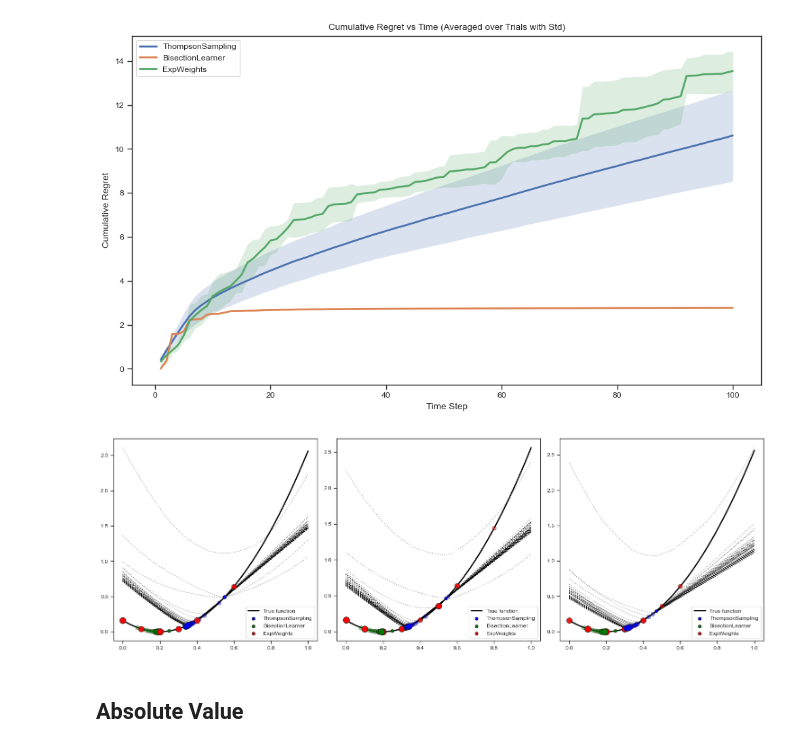
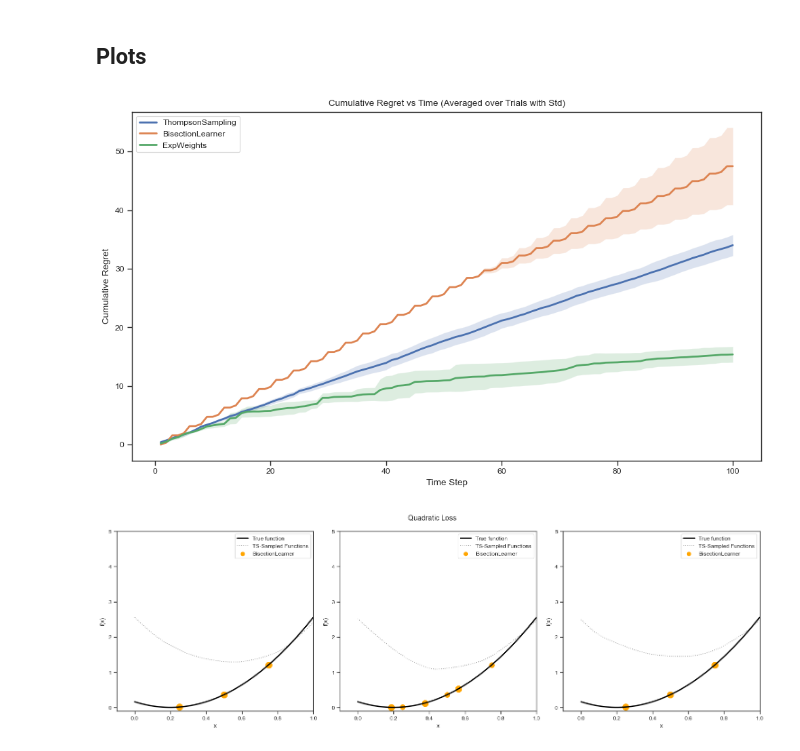
Before and after one commit to sarb9/cvx-bandits, a Jupyter notebook: quadratic.ipynb, the cells around one changed output. Drawn from its saved outputs; the diff is of its cells as text; code cells hidden in the pictures.

```diff
--- a/quadratic.ipynb
+++ b/quadratic.ipynb
@@ -16,7 +16,7 @@ np.random.seed(42)
 
 n = 100  # number of basis functions
 B = 5.0  # budget on sum of weights
-sigma = 1  # noise standard deviation
+sigma = 0.1  # noise standard deviation
 horizon = 100  # number of time steps per trial
 num_trials = 3  # number of independent trials
 
@@ -46,7 +46,7 @@ learner_configs = [
             "horizon": horizon,
             "delta": 1 / np.sqrt(horizon),
             "sigma": sigma,
-            "confidence_const": 24,
+            "confidence_const": 1,
         },
     ),
     (
@@ -88,20 +88,28 @@ def f(x, w, n):
     return np.sum(np.array([phi(x, t) for t in ts]).T * w, axis=1)
 
 
-def plot(f_star, runner):
+def plot(f_star, runner, name_of_the_plot):
     sns.set_theme(style="ticks", context="paper", font_scale=1)
     n_learners = len(runner.learners)
     fig, axs = plt.subplots(1, n_learners, figsize=(5 * n_learners, 5), squeeze=False)
+    # set the title of the plot
+    fig.suptitle(name_of_the_plot)
     axs = axs[0]  # get the row of axes
+    # x axis shows the domain of the function
+    for ax in axs:
+        ax.set_xlim([-0.1, 1])
+        ax.set_ylim([-0.1, B])
+        ax.set_xlabel("x")
+        ax.set_ylabel("f(x)")
 
     algo_names = list(runner.learners[0].keys())
 
     colors = [
         "blue",
+        "orange",
         "green",
         "red",
         "purple",
-        "orange",
         "brown",
         "pink",
         "gray",
@@ -143,14 +151,16 @@ def plot(f_star, runner):
             for k, alg_name in enumerate(algo_names):
                 learner = runner.learners[j][alg_name]
                 action = learner.history_x[i]
+                if alg_name != "BisectionLearner":
+                    continue
                 if i == 0:
                     ax.scatter(
                         action,
                         f_star(action),
                         color=colors[k],
                         label=alg_name,
+                        s=100 * np.exp(0.01 * (i - horizon)),
                         edgecolor="k",
-                        # alpha=(1 / horizon) * i,
                         zorder=3,
                     )
                 else:
@@ -158,10 +168,10 @@ def plot(f_star, runner):
                         action,
                         f_star(action),
                         color=colors[k],
+                        alpha=np.exp(0.01 * (i - horizon)),
+                        s=100 * np.exp(0.01 * (i - horizon)),
                         edgecolor="k",
-                        alpha=np.exp(0.01 * (i - horizon)),
                         zorder=3,
-                        s=100 * np.exp(0.01 * (i - horizon)),
                     )
         ax.legend()
 
@@ -201,8 +232,8 @@ Trial 1/3, Time step 10/100, Learner ExpWeights, Regret: 4.279998236474714
+# %% [markdown]
+## Plots
 # %%
 quadratic_runner.plot_regret()
-plot(quadratic, quadratic_runner)
+plot(quadratic, quadratic_runner, "Quadratic Loss")
 # %% [output]
-[figure, old version]
+[figure, new version]
-[figure, old version]
+[figure, new version]
-# %% [markdown]
-## Absolute Value
```
Also changed, not shown: parts of 8 cells of this notebook, 1 other file.
